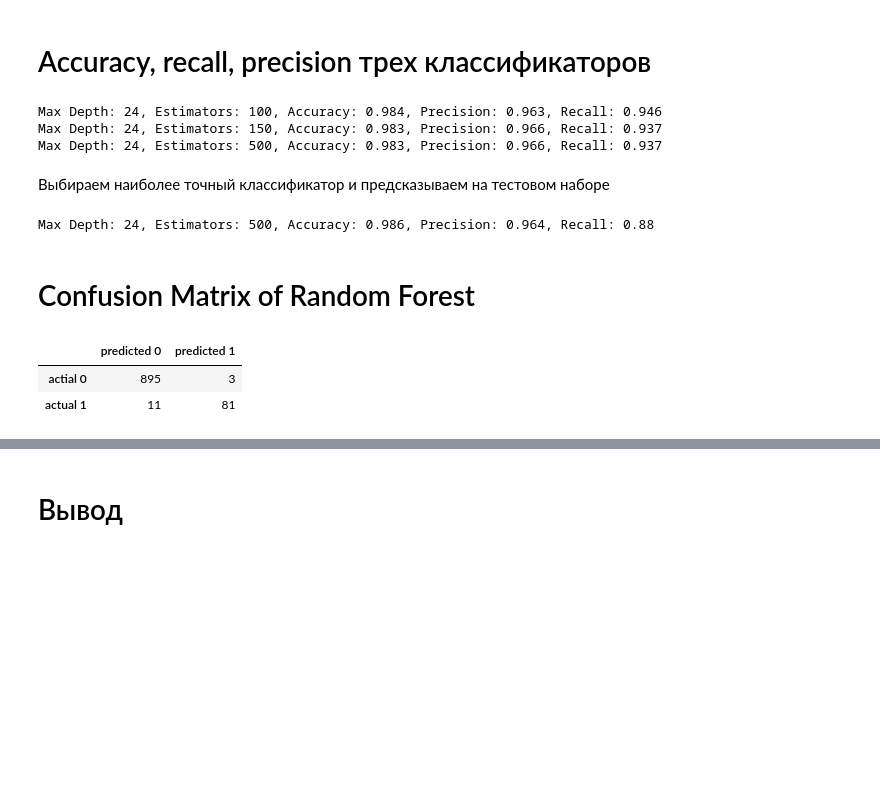
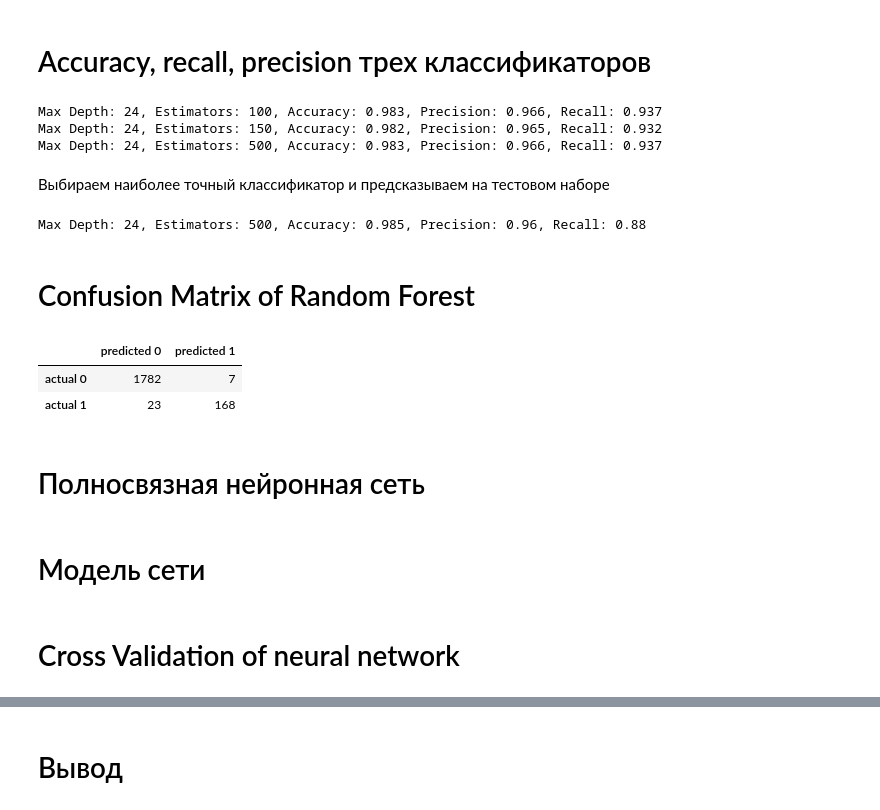
Before and after one commit to dariabnn/ML_homework, a Jupyter notebook: Untitled7.ipynb, the cells around one changed output, grey strips where cells are left out. Drawn from its saved outputs; the diff is of its cells as text; code cells hidden in the pictures; blank space fills up the shorter version.

```diff
--- a/Untitled7.ipynb
+++ b/Untitled7.ipynb
@@ -19,7 +31,7 @@ from scipy.stats import spearmanr, ttest_rel, mannwhitneyu
 # %% [markdown]
 Задача: предсказать, примет ли клиент предложение о персональных условиях для кредита
 # %%
-personal_loan = pd.read_csv('/content/-/Bank_Personal_Loan_Modelling.csv', sep=',')
+personal_loan = pd.read_csv('Bank_Personal_Loan_Modelling.csv', sep=',')
 personal_loan
 # %% [output]
 |  | ID | Age | Experience | Income | ZIP Code | Family | CCAvg | Education | Mortgage | Personal Loan | ... |
@@ -394,26 +406,30 @@ for mdl in r:
 
   print(f'Max Depth: {mdl.max_depth}, Estimators: {mdl.n_estimators}, Accuracy: {accuracy}, Precision: {precision}, Recall: {recall}')
 # %% [output]
-Max Depth: 24, Estimators: 100, Accuracy: 0.984, Precision: 0.963, Recall: 0.946
-Max Depth: 24, Estimators: 150, Accuracy: 0.983, Precision: 0.966, Recall: 0.937
+Max Depth: 24, Estimators: 100, Accuracy: 0.983, Precision: 0.966, Recall: 0.937
+Max Depth: 24, Estimators: 150, Accuracy: 0.982, Precision: 0.965, Recall: 0.932
 Max Depth: 24, Estimators: 500, Accuracy: 0.983, Precision: 0.966, Recall: 0.937
 # %% [markdown]
 Выбираем наиболее точный классификатор и предсказываем на тестовом наборе
 # %%
 y_pred = rf1.predict(X_test)
-accuracy = round(accuracy_score(y_test, y_pred), 3)
-precision = round(precision_score(y_test, y_pred), 3)
-recall = round(recall_score(y_test, y_pred), 3)
+accuracy = round(accuracy_score(Y_test, y_pred), 3)
+precision = round(precision_score(Y_test, y_pred), 3)
+recall = round(recall_score(Y_test, y_pred), 3)
 
 print(f'Max Depth: {mdl.max_depth}, Estimators: {mdl.n_estimators}, Accuracy: {accuracy}, Precision: {precision}, Recall: {recall}')
 # %% [output]
-Max Depth: 24, Estimators: 500, Accuracy: 0.986, Precision: 0.964, Recall: 0.88
+Max Depth: 24, Estimators: 500, Accuracy: 0.985, Precision: 0.96, Recall: 0.88
 # %% [markdown]
 # Confusion Matrix of Random Forest
 # %%
-conf_matrix = pd.DataFrame(confusion_matrix(y_test, y_pred), index = ['actial 0','actual 1'], columns = ['predicted 0','predicted 1'])
+conf_matrix = pd.DataFrame(confusion_matrix(Y_test, y_pred), index = ['actual 0','actual 1'], columns = ['predicted 0','predicted 1'])
 display(conf_matrix)
 # %% [output]
 |  | predicted 0 | predicted 1 |
-| actial 0 | 895 | 3 |
-| actual 1 | 11 | 81 |
+| actual 0 | 1782 | 7 |
+| actual 1 | 23 | 168 |
+# %% [markdown]
+# Полносвязная нейронная сеть
+# %% [markdown]
+# Модель сети
@@ -419,0 +447,2 @@ display(conf_matrix)
+# %% [markdown]
+# Cross Validation of neural network
```
Also changed, not shown: parts of 16 cells of this notebook.
